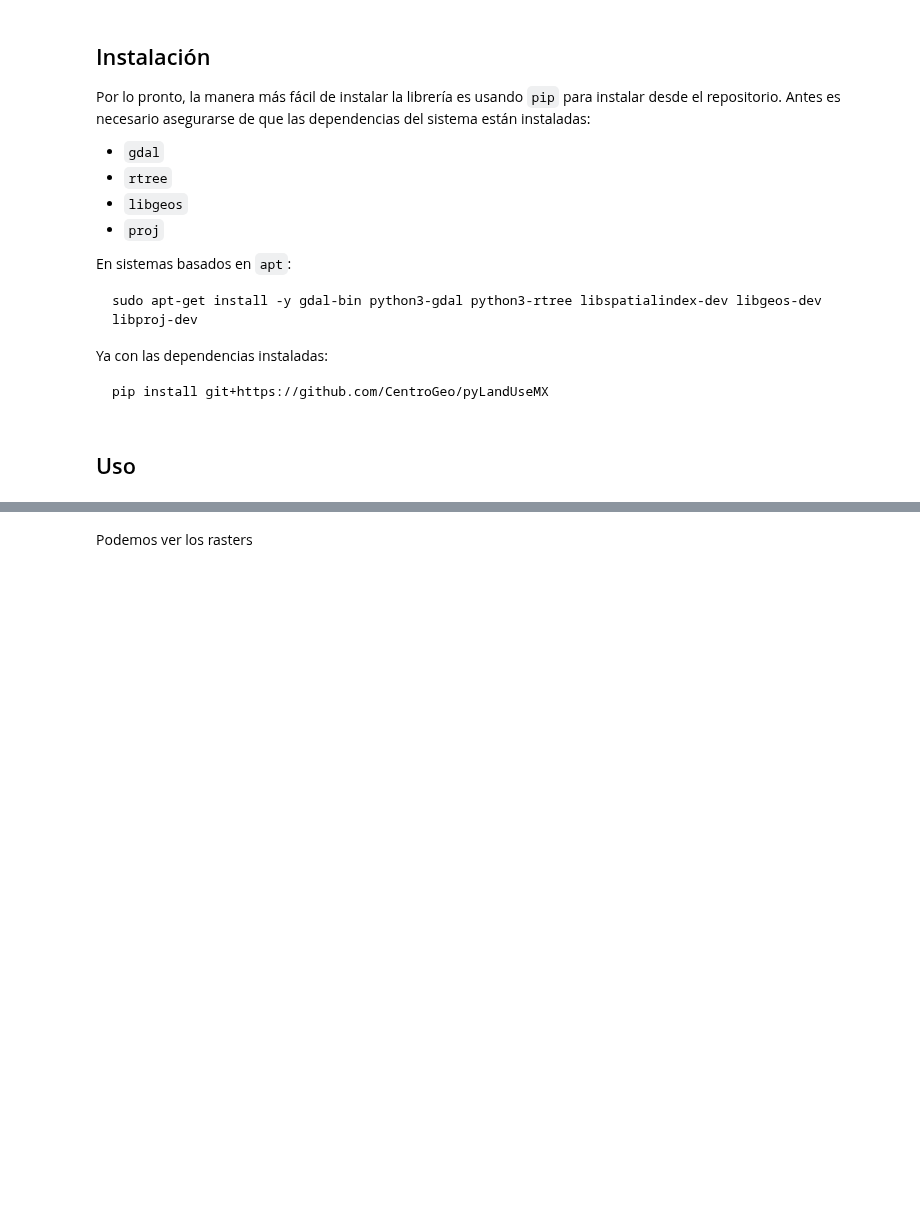
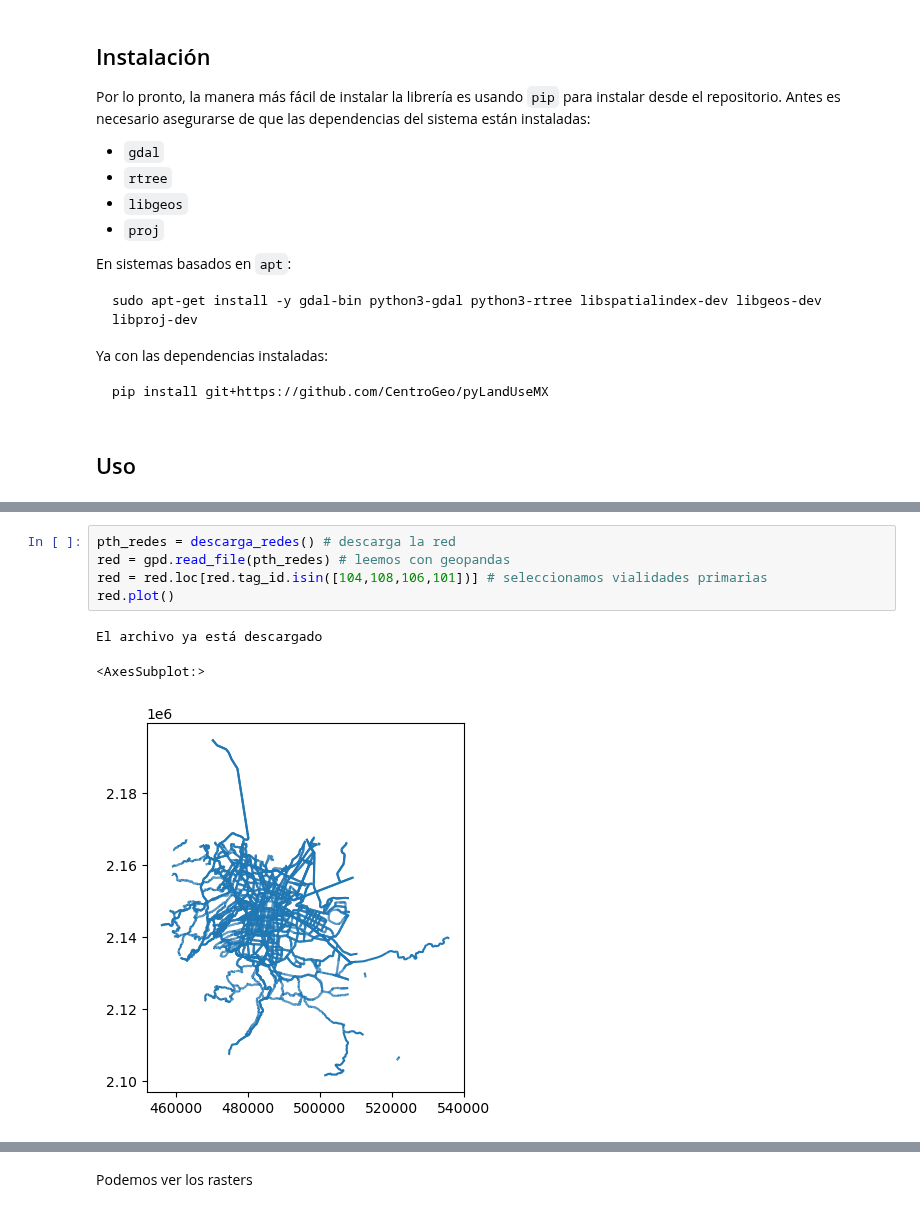
Before and after one commit to CentroGeo/pyLandUseMX, a Jupyter notebook: _proc/index.ipynb, the cells around one changed output, grey strips where cells are left out. Cells and saved outputs as stored; diff of their text form; blank space fills up the shorter version.

```diff
--- a/_proc/index.ipynb
+++ b/_proc/index.ipynb
@@ -51,0 +56,9 @@ También podemos descargar todos los datos:
+# %%
+pth_redes = descarga_redes() # descarga la red
+red = gpd.read_file(pth_redes) # leemos con geopandas
+red = red.loc[red.tag_id.isin([104,108,106,101])] # seleccionamos vialidades primarias
+red.plot()
+# %% [output]
+El archivo ya está descargado
+<AxesSubplot:>
+[figure, added]
```
Also changed, not shown: parts of 16 cells of this notebook, 6 other files.
